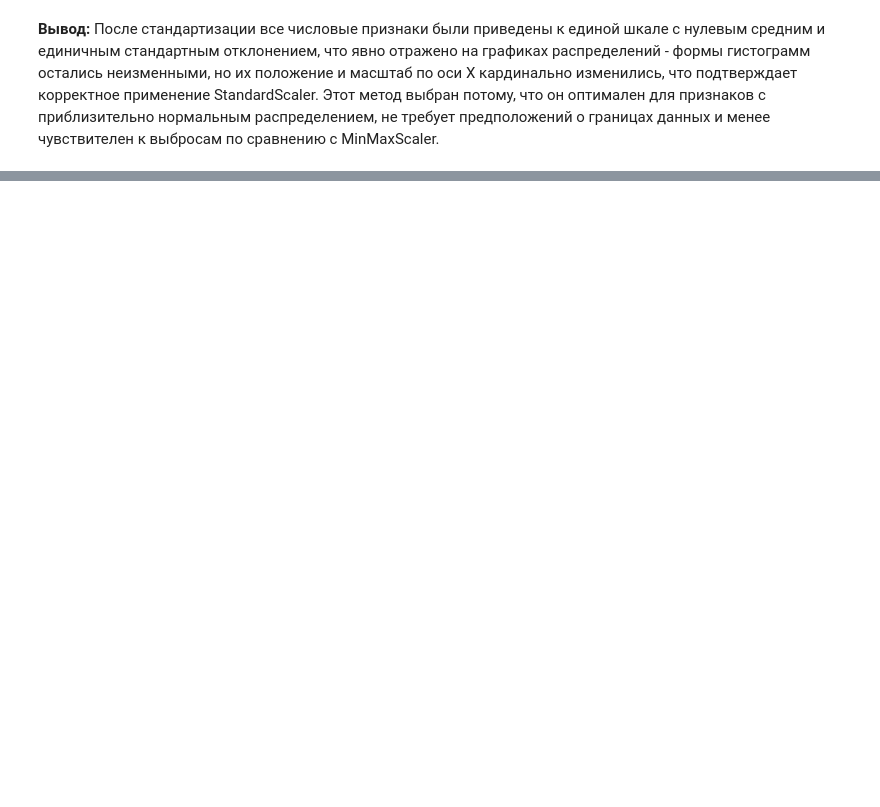
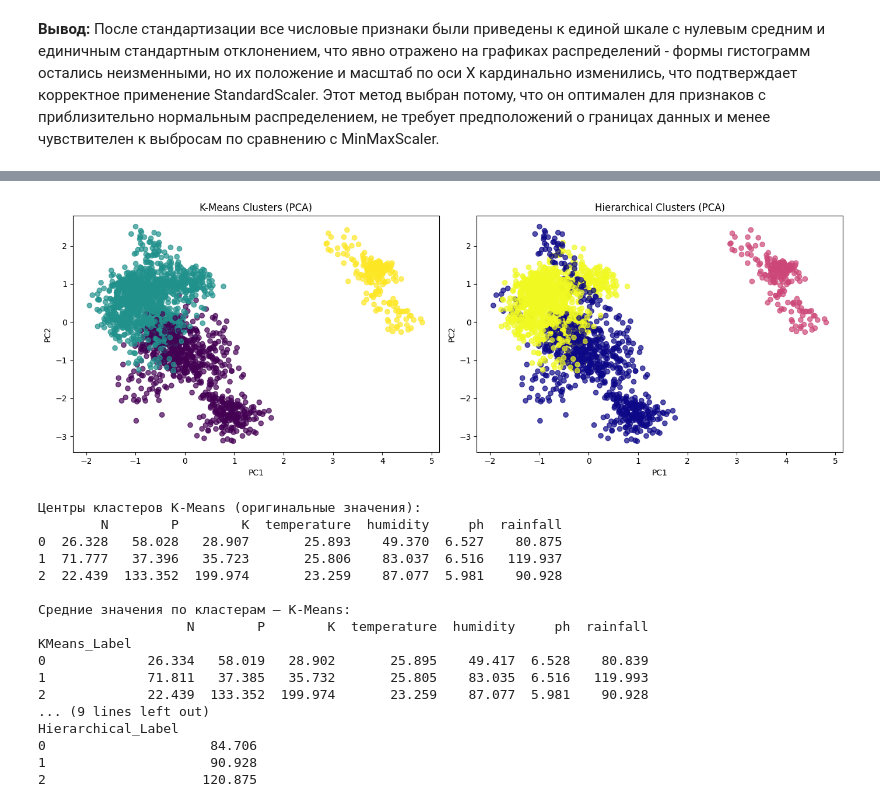
Before and after one commit to vainga/ML_labs, a Jupyter notebook: LAB4/lab4.ipynb, the cells around one changed output, grey strips where cells are left out. Saved outputs shown, nothing was run; the diff lists cells and outputs as text; code cells hidden in the pictures; blank space fills up the shorter version.

```diff
--- a/LAB4/lab4.ipynb
+++ b/LAB4/lab4.ipynb
@@ -438,0 +637,67 @@ Centers:
+# %%
+numeric_cols = df.select_dtypes(include=[np.number]).columns.tolist()
+df_numeric = df[numeric_cols].copy()
+
+scaler = StandardScaler()
+df_scaled = scaler.fit_transform(df_numeric)
+df_scaled = pd.DataFrame(df_scaled, columns=numeric_cols)
+
+pca = PCA(n_components=2, random_state=42)
+df_pca = pca.fit_transform(df_scaled)
+
+n_clusters = 3
+kmeans = KMeans(n_clusters=n_clusters, random_state=42, n_init=10)
+labels_kmeans = kmeans.fit_predict(df_scaled)
+
+hierarchical = AgglomerativeClustering(n_clusters=n_clusters)
+labels_hierarchical = hierarchical.fit_predict(df_scaled)
+
+fig, axes = plt.subplots(1, 2, figsize=(14, 5))
+
+axes[0].scatter(df_pca[:, 0], df_pca[:, 1], c=labels_kmeans, cmap='viridis', alpha=0.7)
+axes[0].set_title('K-Means Clusters (PCA)')
+axes[0].set_xlabel('PC1')
+axes[0].set_ylabel('PC2')
+
+axes[1].scatter(df_pca[:, 0], df_pca[:, 1], c=labels_hierarchical, cmap='plasma', alpha=0.7)
+axes[1].set_title('Hierarchical Clusters (PCA)')
+axes[1].set_xlabel('PC1')
+axes[1].set_ylabel('PC2')
+
+plt.tight_layout()
+plt.show()
+
+centers_original = scaler.inverse_transform(kmeans.cluster_centers_)
+centers_df = pd.DataFrame(centers_original, columns=numeric_cols)
+
+df_out = df_numeric.copy()
+df_out['KMeans_Label'] = labels_kmeans
+df_out['Hierarchical_Label'] = labels_hierarchical
+
+print("Центры кластеров K-Means (оригинальные значения):")
+print(centers_df.round(3))
+
+print("\nСредние значения по кластерам — K-Means:")
+print(df_out.groupby('KMeans_Label')[numeric_cols].mean().round(3))
+
+print("\nСредние значения по кластерам — Иерархический метод:")
+print(df_out.groupby('Hierarchical_Label')[numeric_cols].mean().round(3))
+# %% [output]
+[figure, added]
+Центры кластеров K-Means (оригинальные значения):
+        N        P        K  temperature  humidity     ph  rainfall
+0  26.328   58.028   28.907       25.893    49.370  6.527    80.875
+1  71.777   37.396   35.723       25.806    83.037  6.516   119.937
+2  22.439  133.352  199.974       23.259    87.077  5.981    90.928
+
+Средние значения по кластерам — K-Means:
+                   N        P        K  temperature  humidity     ph  rainfall
+KMeans_Label
+0             26.334   58.019   28.902       25.895    49.417  6.528    80.839
+1             71.811   37.385   35.732       25.805    83.035  6.516   119.993
+2             22.439  133.352  199.974       23.259    87.077  5.981    90.928
+... (9 lines left out)
+Hierarchical_Label
+0                     84.706
+1                     90.928
+2                    120.875
```
Also changed, not shown: parts of 18 cells of this notebook, 1 other file.
